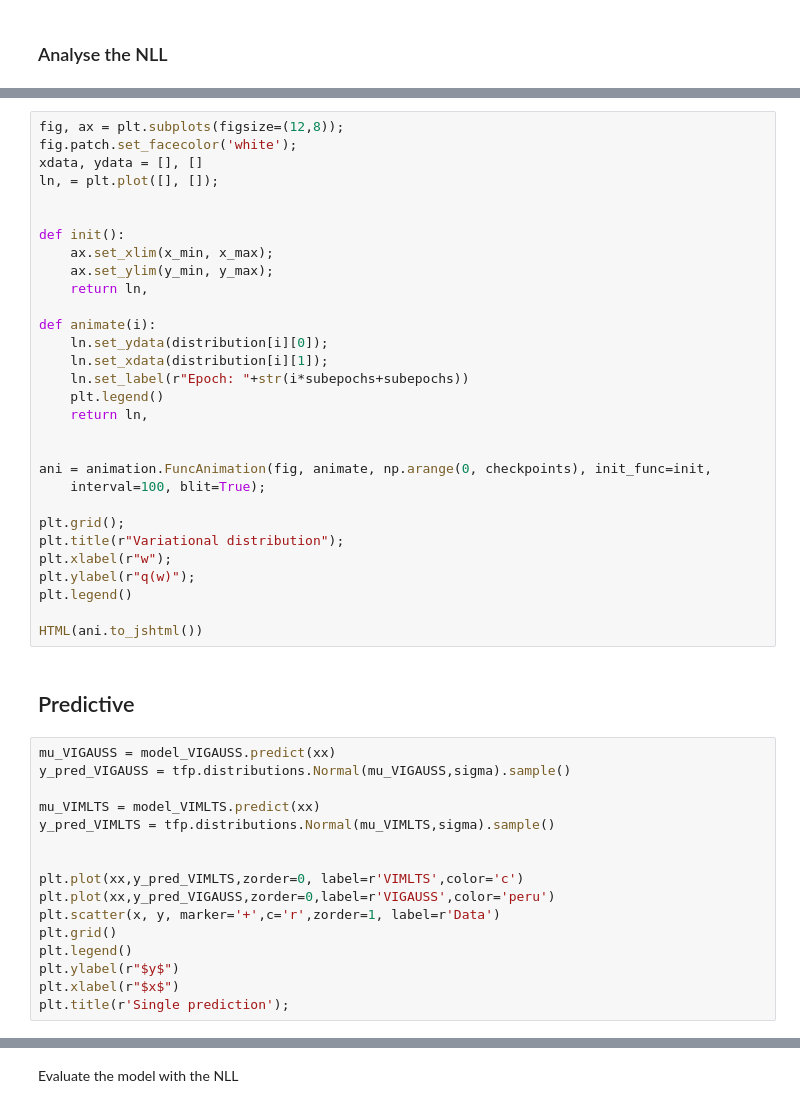
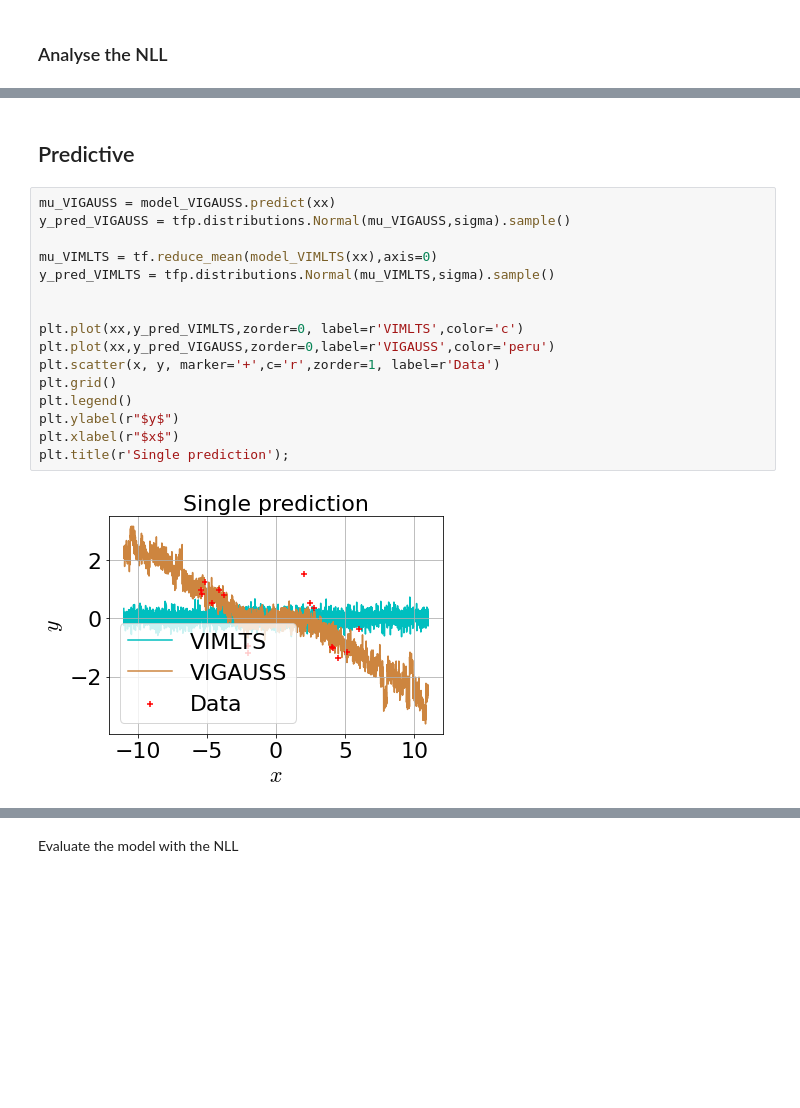
Before and after one commit to stefan1893/TM-VI, a Jupyter notebook: ipynb/02_small_and_shallow_networks.ipynb, the cells around one changed output, grey strips where cells are left out. Drawn from its saved outputs; the diff is of its cells as text; blank space fills up the shorter version.

```diff
--- a/ipynb/02_small_and_shallow_networks.ipynb
+++ b/ipynb/02_small_and_shallow_networks.ipynb
@@ -834,51 +733,23 @@ Animate the dynamics of the selected variational distribution
-# %%
-fig, ax = plt.subplots(figsize=(12,8));
-fig.patch.set_facecolor('white');
-xdata, ydata = [], []
-ln, = plt.plot([], []);
-
-
-def init():
-    ax.set_xlim(x_min, x_max);
-    ax.set_ylim(y_min, y_max);
-    return ln,
-
-def animate(i):
-    ln.set_ydata(distribution[i][0]);
-    ln.set_xdata(distribution[i][1]);
-    ln.set_label(r"Epoch: "+str(i*subepochs+subepochs))
-    plt.legend()
-    return ln,
-
-
-ani = animation.FuncAnimation(fig, animate, np.arange(0, checkpoints), init_func=init,
-    interval=100, blit=True);
-
-plt.grid();
-plt.title(r"Variational distribution");
-plt.xlabel(r"w");
-plt.ylabel(r"q(w)");
-plt.legend()
-
-HTML(ani.to_jshtml())
 # %% [markdown]
 ## Predictive
 # %%
 mu_VIGAUSS = model_VIGAUSS.predict(xx)
 y_pred_VIGAUSS = tfp.distributions.Normal(mu_VIGAUSS,sigma).sample()
 
-mu_VIMLTS = model_VIMLTS.predict(xx)
+mu_VIMLTS = tf.reduce_mean(model_VIMLTS(xx),axis=0)
 y_pred_VIMLTS = tfp.distributions.Normal(mu_VIMLTS,sigma).sample()
 
 
 plt.plot(xx,y_pred_VIMLTS,zorder=0, label=r'VIMLTS',color='c')
 plt.plot(xx,y_pred_VIGAUSS,zorder=0,label=r'VIGAUSS',color='peru')
 plt.scatter(x, y, marker='+',c='r',zorder=1, label=r'Data')
 plt.grid()
 plt.legend()
 plt.ylabel(r"$y$")
 plt.xlabel(r"$x$")
 plt.title(r'Single prediction');
+# %% [output]
+[figure, added]
 # %%
 # VIMLTS
 y_pred_list = []
```
Also changed, not shown: parts of 27 cells of this notebook, 1 other file.
